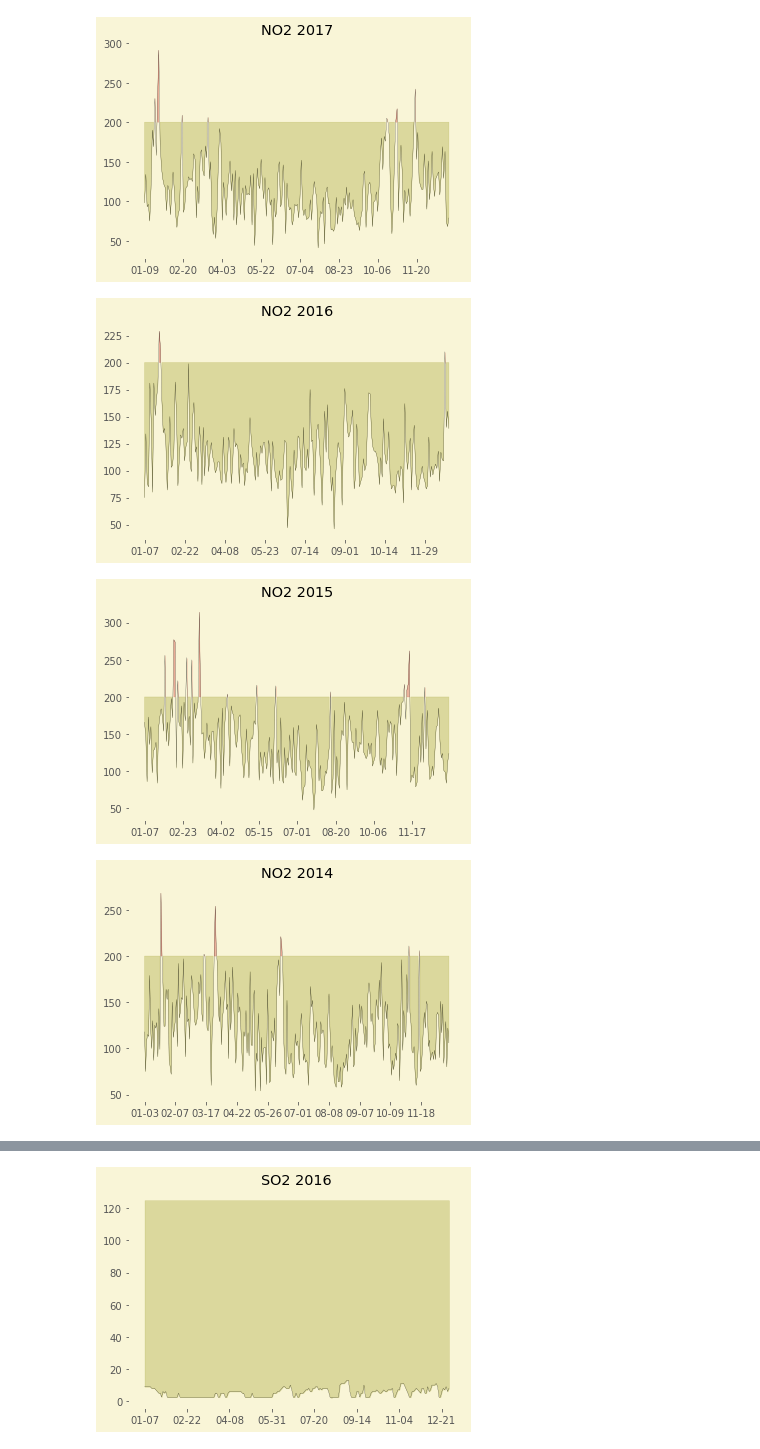
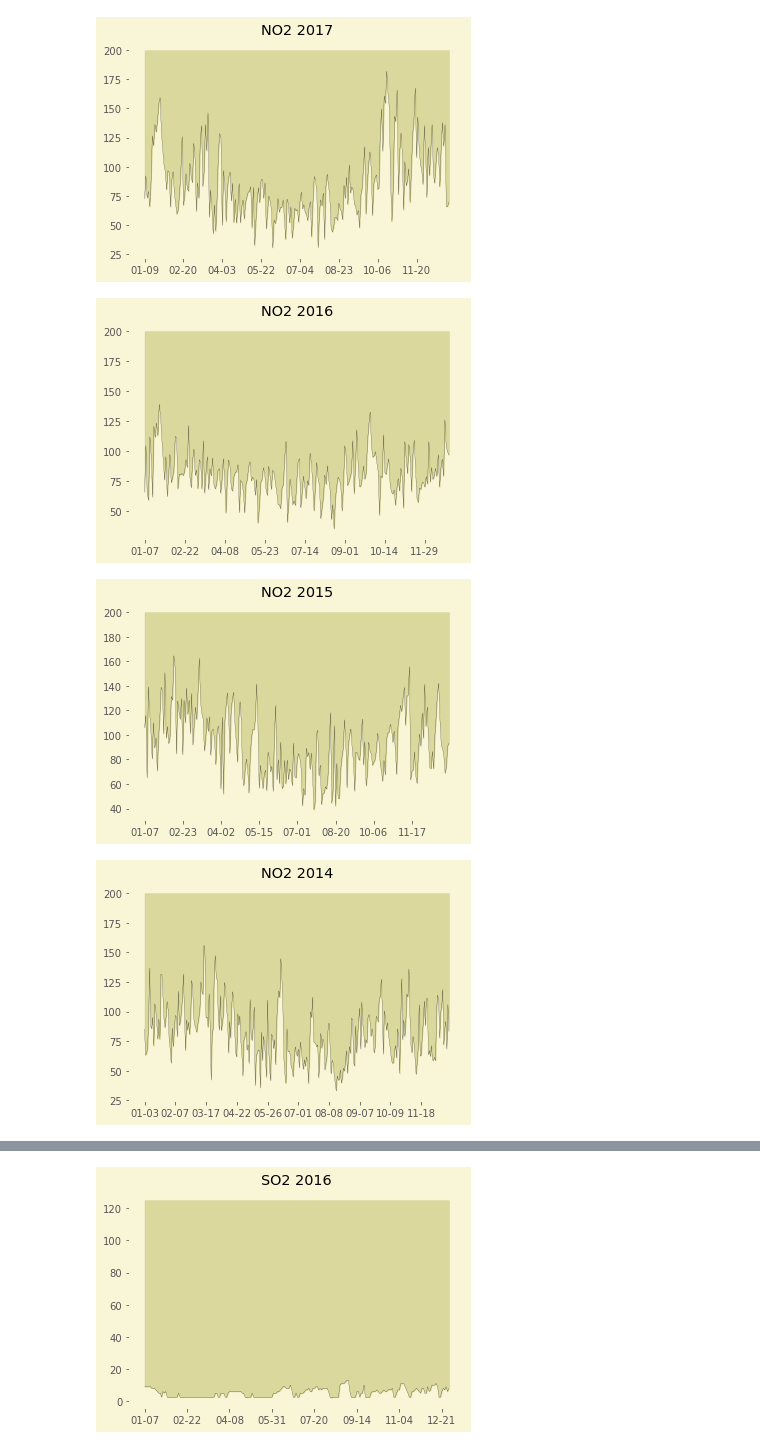
Before and after one commit to prometheus404/progetto_visualizzazione, a Jupyter notebook: pollution/pollution_area_chart.ipynb, the cells around one changed output, grey strips where cells are left out. Saved outputs shown, nothing was run; the diff lists cells and outputs as text; code cells hidden in the pictures.

```diff
--- a/pollution/pollution_area_chart.ipynb
+++ b/pollution/pollution_area_chart.ipynb
@@ -29,9 +29,12 @@ pollution2016 = pd.read_csv('../csv/pollution_detection/ds461_qaria_datoariagior
 pollution2015 = pd.read_csv('../csv/pollution_detection/ds462_qaria_datoariagiornostazione_year-2015.csv', sep=';')
 pollution2014 = pd.read_csv('../csv/pollution_detection/ds463_qaria_datoariagiornostazione_year-2014.csv', sep=';')
 # %%
-def plot(dataset, substance, max_daily):
+def area_plot(dataset, substance, max_daily, mode='mean'):
     ds = dataset[dataset['inquinante']==substance].dropna()[['data', 'valore']]
-    ds = ds.groupby(by='data').max()
+    if mode == 'max':
+        ds = ds.groupby(by='data').max()
+    if mode == 'mean':
+        ds = ds.groupby(by='data').mean()
     x = ds.index.map(lambda i: i[-5:])
     y = ds['valore']
     year = ds.index[0][:4]
@@ -57,15 +60,15 @@ def plot(dataset, substance, max_daily):
     #plt.savefig('x')
     plt.show()
 # %%
-plot(pollution2018, 'NO2', 200) # one hour average
-plot(pollution2017, 'NO2', 200)
-plot(pollution2016, 'NO2', 200)
-plot(pollution2015, 'NO2', 200)
-plot(pollution2014, 'NO2', 200)
+area_plot(pollution2018, 'NO2', 200, 'max') # one hour average
+area_plot(pollution2017, 'NO2', 200)
+area_plot(pollution2016, 'NO2', 200)
+area_plot(pollution2015, 'NO2', 200)
+area_plot(pollution2014, 'NO2', 200)
 # %% [output]
 [figure]
-[figure, old version]
+[figure, new version]
-[figure, old version]
+[figure, new version]
-[figure, old version]
+[figure, new version]
-[figure, old version]
+[figure, new version]
 # %%
```
Also changed, not shown: parts of 6 cells of this notebook.
